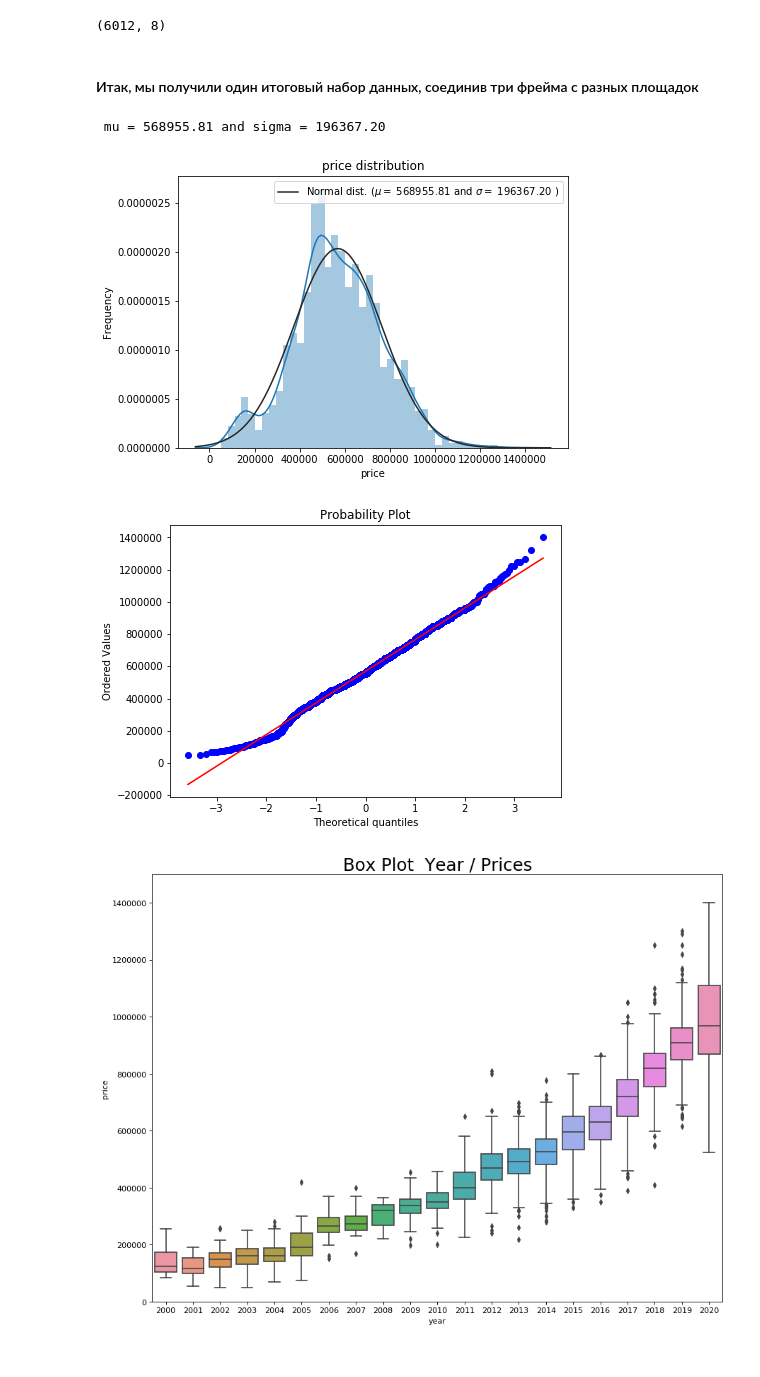
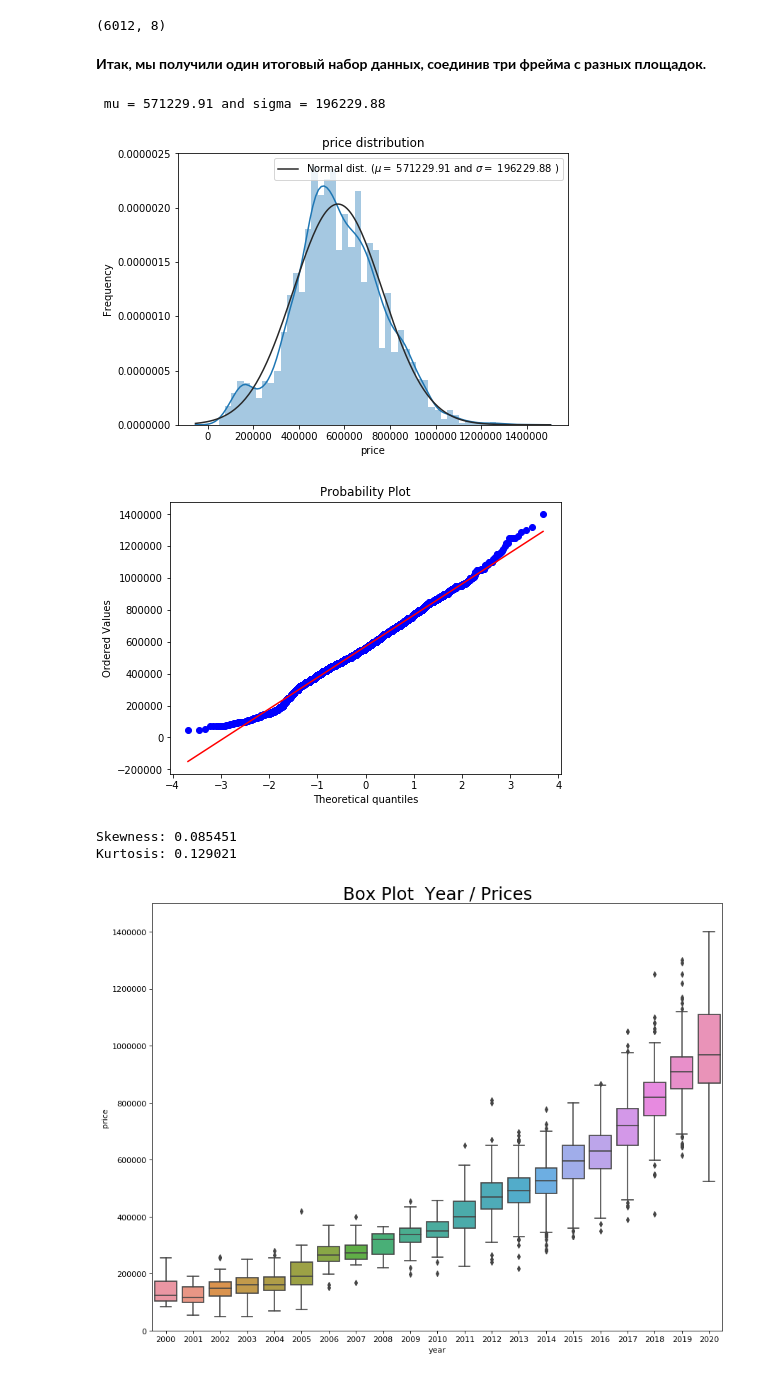
Before and after one commit to FelixMusic/myprojects, a Jupyter notebook: Auto_EDA_final.ipynb, the cells around one changed output. Saved outputs shown, nothing was run; the diff lists cells and outputs as text; code cells hidden in the pictures.

```diff
--- a/Auto_EDA_final.ipynb
+++ b/Auto_EDA_final.ipynb
@@ -968,5 +964,5 @@ plt.show()
 # %%
 # создадим фрейм под именем drom_ru_set
 
-drom_ru_set = df
+drom_ru_set = df.copy()
 # %% [markdown]
@@ -1160,7 +1172,7 @@ Kurtosis: 0.162472
 # %%
 # Также создадим фрейм df для удобства
 
-df = auto_data
+df = auto_data.copy()
 # %%
 # Постоим Box Plot цены по годам
 
@@ -1187,7 +1199,7 @@ plt.show()
 # %%
 # создадим фрейм под именем avito_ru_set
 
-avito_ru_set = df
+avito_ru_set = df.copy()
 # %% [markdown]
 ### Итого, мы имеем три набора данных с разных сайтов
 # %%
@@ -1234,33 +1246,41 @@ new_df.shape
 # %% [output]
 (6012, 8)
 # %% [markdown]
-#### Итак, мы получили один итоговый набор данных, соединив три фрейма с разных площадок
+**Итак, мы получили один итоговый набор данных, соединив три фрейма с разных площадок.**
 # %%
-df = new_df
+df = new_df.copy()
 # %%
 # Посмотрим, как распределена цена
 
 plt.rcParams['figure.figsize']=(7,5)
-sns.distplot(auto_data['price'] , fit=norm)
+sns.distplot(df['price'] , fit=norm)
 
 # Получим параметры, используемые функцией
-(mu, sigma) = norm.fit(auto_data['price'])
+(mu, sigma) = norm.fit(df['price'])
 print( '\n mu = {:.2f} and sigma = {:.2f}\n'.format(mu, sigma))
 
 # Строим график распределения
 plt.legend(['Normal dist. ($\mu=$ {:.2f} and $\sigma=$ {:.2f} )'.format(mu, sigma)],
             loc='best')
 plt.ylabel('Frequency')
 plt.title('price distribution')
 
 # Строим QQ-plot
 fig = plt.figure()
-res = stats.probplot(auto_data['price'], plot=plt)
+res = stats.probplot(df['price'], plot=plt)
 plt.show()
 # %% [output]
- mu = 568955.81 and sigma = 196367.20
+ mu = 571229.91 and sigma = 196229.88
-[figure, old version]
+[figure, new version]
-[figure, old version]
+[figure, new version]
+# %%
+# Ассиметрия и эксцесс:
+
+print("Skewness: %f" % df['price'].skew())
+print("Kurtosis: %f" % df['price'].kurt())
+# %% [output]
+Skewness: 0.085451
+Kurtosis: 0.129021
 # %%
 # Постоим Box Plot цены по годам
 
```
Also changed, not shown: parts of 108 cells of this notebook.
